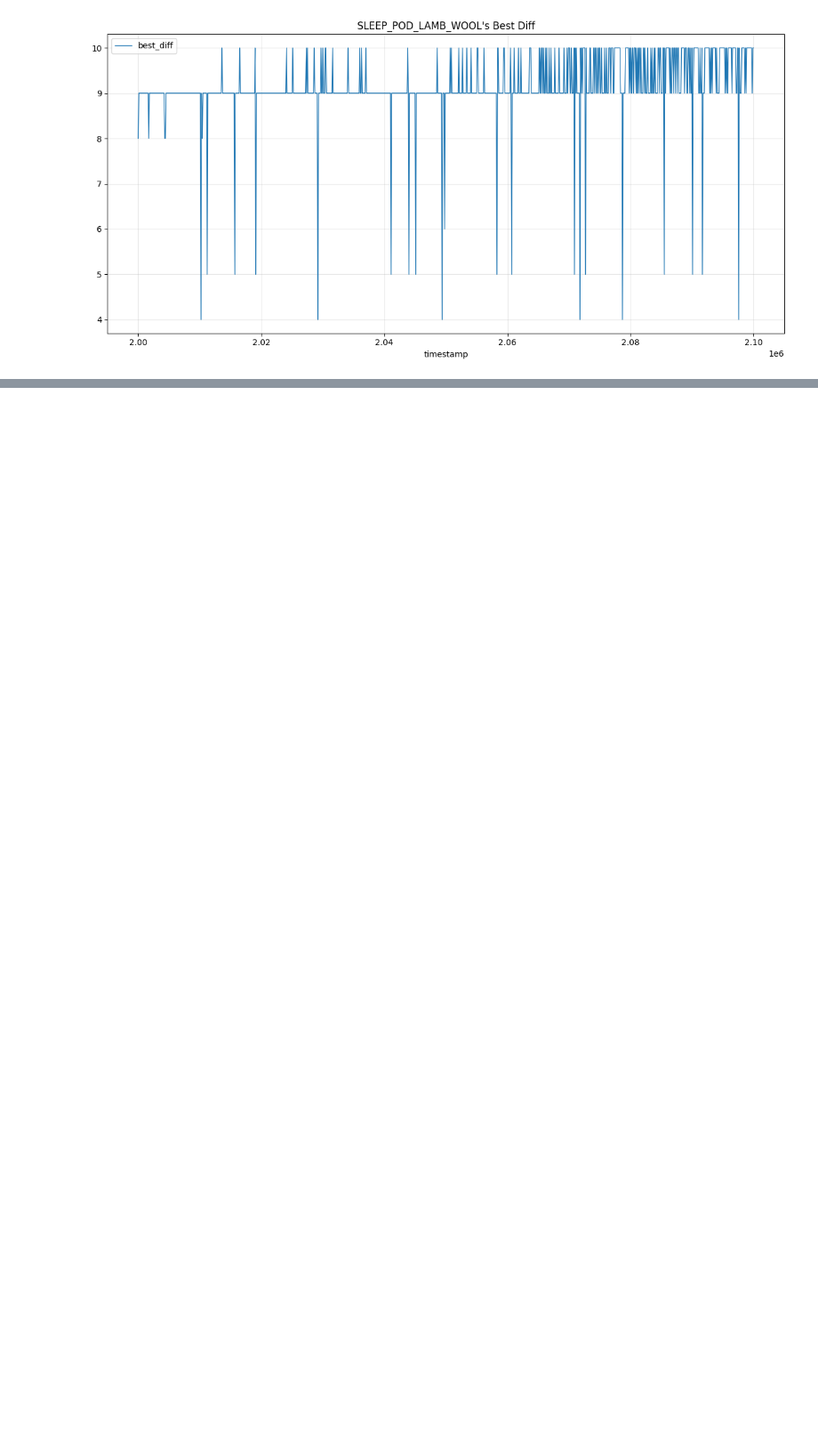
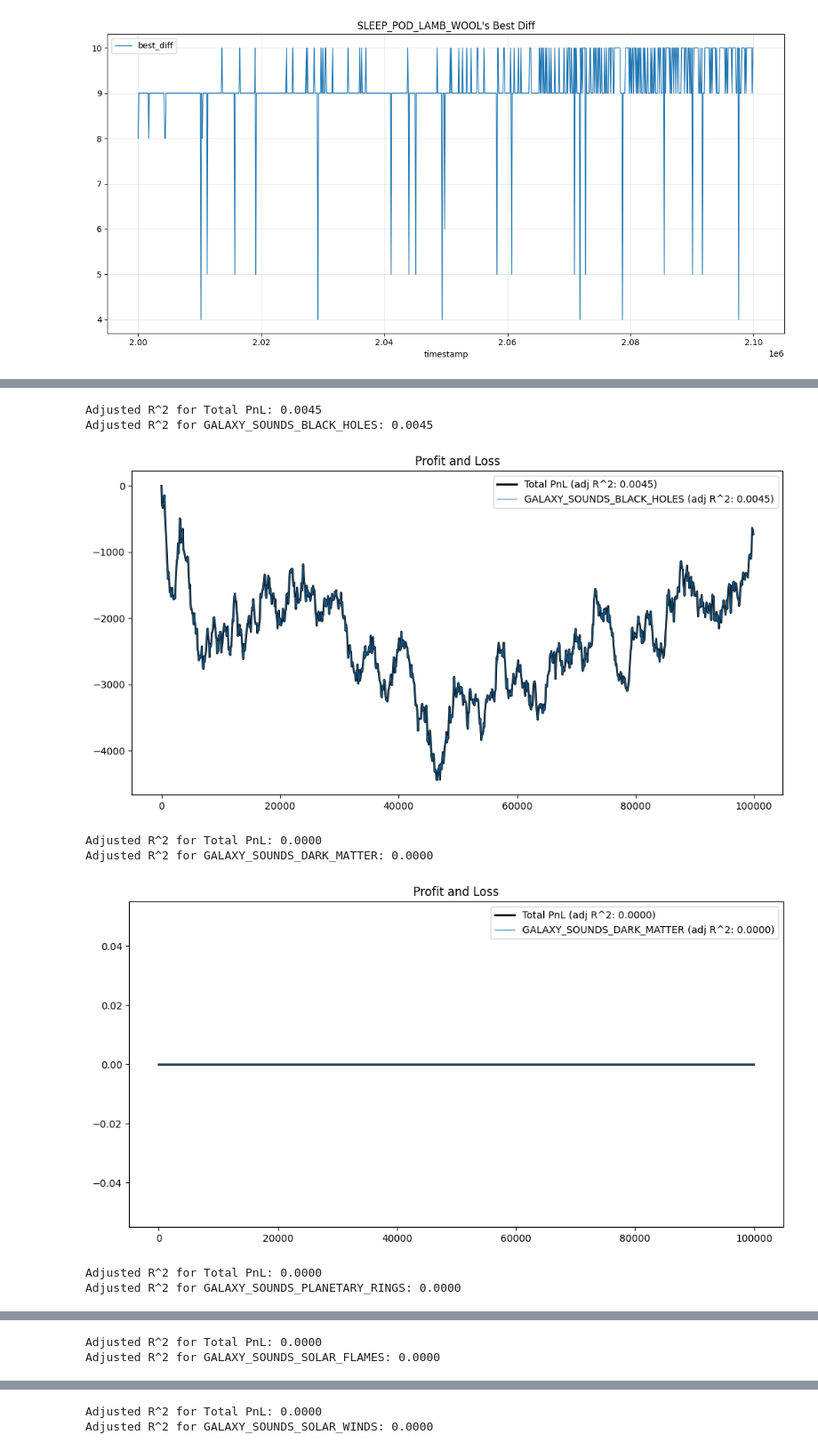
Before and after one commit to ishaanthenerd/IMC-Prosperity-4, a Jupyter notebook: algo_exploration/R5_ig.ipynb, the cells around one changed output, grey strips where cells are left out. Shown at 89% size. Drawn from its saved outputs; the diff is of its cells as text; code cells hidden in the pictures; blank space fills up the shorter version.

```diff
--- a/algo_exploration/R5_ig.ipynb
+++ b/algo_exploration/R5_ig.ipynb
@@ -149,0 +155,14 @@ KeyboardInterrupt:
+# %%
+site_df = extract_log_data("C:\\Users\\ishaa\\Downloads\\571642\\571642.json")
+for PRODUCT in default_products:
+    prod_df = site_df[site_df["product"] == PRODUCT].copy()
+    plot_pnl(prod_df)
+# %% [output]
+Adjusted R^2 for Total PnL: 0.0045
+Adjusted R^2 for GALAXY_SOUNDS_BLACK_HOLES: 0.0045
+[figure, added]
+Adjusted R^2 for Total PnL: 0.0000
+Adjusted R^2 for GALAXY_SOUNDS_DARK_MATTER: 0.0000
+[figure, added]
+Adjusted R^2 for Total PnL: 0.0000
+Adjusted R^2 for GALAXY_SOUNDS_PLANETARY_RINGS: 0.0000
@@ -149,0 +170,2 @@ KeyboardInterrupt:
+Adjusted R^2 for Total PnL: 0.0000
+Adjusted R^2 for GALAXY_SOUNDS_SOLAR_FLAMES: 0.0000
@@ -149,0 +173,2 @@ KeyboardInterrupt:
+Adjusted R^2 for Total PnL: 0.0000
+Adjusted R^2 for GALAXY_SOUNDS_SOLAR_WINDS: 0.0000
```
Also changed, not shown: parts of 4 cells of this notebook, 3 other files.
